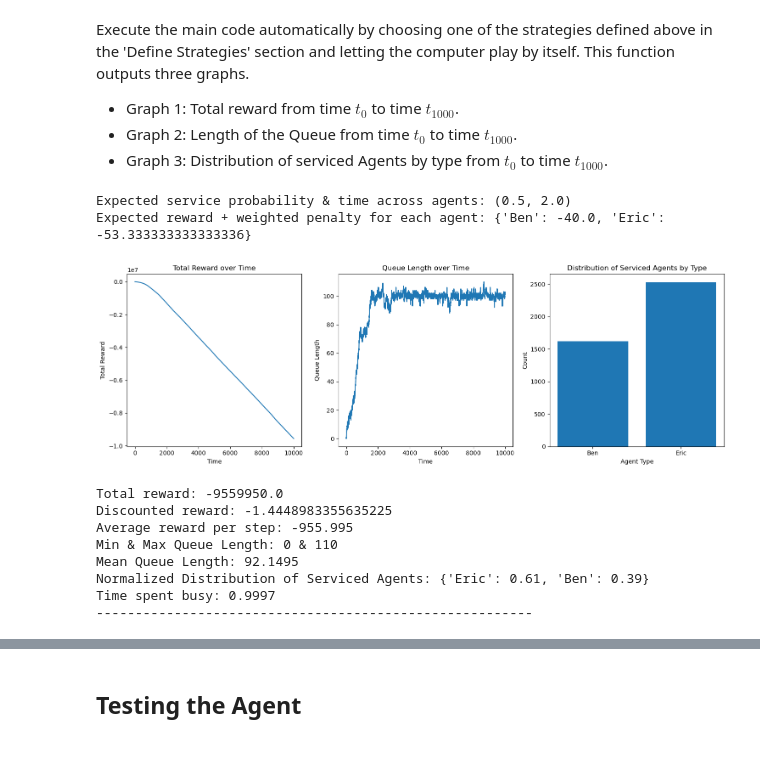
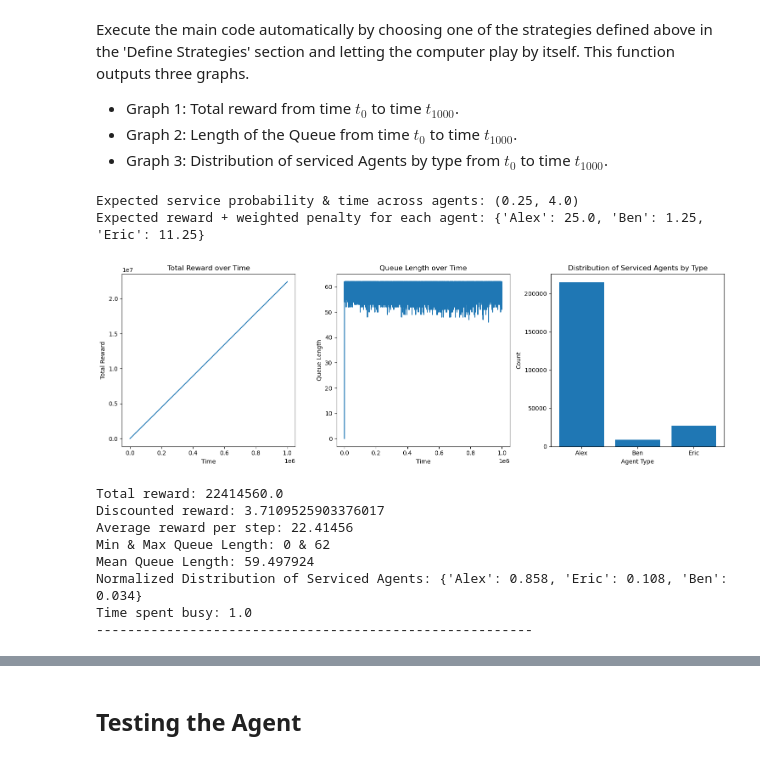
Before and after one commit to alexandre-bismuth/AgentLearning, a Jupyter notebook: QAgent.ipynb, the cells around one changed output, grey strips where cells are left out. Saved outputs shown, nothing was run; the diff lists cells and outputs as text; code cells hidden in the pictures.

```diff
--- a/QAgent.ipynb
+++ b/QAgent.ipynb
@@ -341,7 +351,7 @@ class QLearningAgent:
 # %% [markdown]
 ## Choosing base parameters
 # %%
-training_steps = 10_000
+training_steps = 1_000_000
 
 # Penalty functions
 def penalty_func_constant(time_in_queue, penalty_value):
@@ -355,16 +365,16 @@ agents = {
     ### Agent name : [service_probability, reward, penalty, distrib_weight]
     # service_probability: float in [0,1]
     # reward, penalty, distrib_weight: float (unconstrained)
-    # "Alex" : [0.5, 50, 0, 0, penalty_func_constant],
-    "Ben" : [0.25, 0, 10, 3, penalty_func_constant],
+    "Alex" : [0.25, 100, 0, 3, penalty_func_constant],
+    "Ben" : [0.125, 10, 0, 3, penalty_func_constant],
     # "Cameron" : [0.3, 30, 0, 0, penalty_func_constant],
     # "Dennis" : [0.4, 20, 0, 0, penalty_func_constant],
-    "Eric": [0.75, 0, 40, 3, penalty_func_constant],
+    "Eric": [0.375, 30, 0, 3, penalty_func_constant],
     # "Fabien": [0.3, 50, 0, 0, penalty_func_constant],
 }
 
 # Probabilty that a new agent joins the queue
-arrival_prob = 0.5
+arrival_prob = 1
 
 # Number of agents in the queue at t = 0
 # We either choose a random weighted queue or a specific queue
@@ -373,7 +383,7 @@ queue = create([("Ben", 1)], False) # [(name, quantity),(name, quantity),...], s
 init = start # Choose a mode here
 
 # Choose a discount factor for discounted reward computation
-discount = 0.3
+discount = 0.5
 
 # Regularization parameter and function
 alpha = 0.00
@@ -381,16 +391,14 @@ def regularization(alpha,length):
     return alpha*length
 
 # Initialize Q-Learning Agent
-truncation = 100
+truncation = 20
 learning_rate = 0.01
 epsilon = 0.2
 
 # Epsilon decaying function
 def epsilon_function(epsilon):
     return epsilon
-    # return max(epsilon - 1/training_steps, 0.05)
-
-q_agent = QLearningAgent(agents, truncation, discount, learning_rate, epsilon, epsilon_function)
+    # return max(epsilon - 1/training_steps, 0.1)
 # %% [markdown]
 ## Training the Q-Learning model
 # %% [markdown]
@@ -399,21 +407,22 @@ Execute the main code automatically by choosing one of the strategies defined ab
 - Graph 2: Length of the Queue from time $t_0$ to time $t_{1000}$.
 - Graph 3: Distribution of serviced Agents by type from $t_0$ to time $t_{1000}$.
 # %%
-simulation = QueueSimulation(agents,arrival_prob,init,alpha,discount,truncation)
+QAgent = QLearningAgent(agents, truncation, discount, learning_rate, epsilon, epsilon_function)
+simulation = QueueSimulation(agents, QAgent, arrival_prob, init, alpha, discount, truncation)
 
 print(f"Expected service probability & time across agents: {service()}")
 print(f"Expected reward + weighted penalty for each agent: {average()}")
 simulation.train(steps=training_steps)
 simulation.get_results()
 # %% [output]
-Expected service probability & time across agents: (0.5, 2.0)
-Expected reward + weighted penalty for each agent: {'Ben': -40.0, 'Eric': -53.333333333333336}
+Expected service probability & time across agents: (0.25, 4.0)
+Expected reward + weighted penalty for each agent: {'Alex': 25.0, 'Ben': 1.25, 'Eric': 11.25}
-[figure, old version]
+[figure, new version]
-Total reward: -9559950.0
-Discounted reward: -1.4448983355635225
-Average reward per step: -955.995
-Min & Max Queue Length: 0 & 110
-Mean Queue Length: 92.1495
-Normalized Distribution of Serviced Agents: {'Eric': 0.61, 'Ben': 0.39}
-Time spent busy: 0.9997
+Total reward: 22414560.0
+Discounted reward: 3.7109525903376017
+Average reward per step: 22.41456
+Min & Max Queue Length: 0 & 62
+Mean Queue Length: 59.497924
+Normalized Distribution of Serviced Agents: {'Alex': 0.858, 'Eric': 0.108, 'Ben': 0.034}
+Time spent busy: 1.0
 --------------------------------------------------------
```
Also changed, not shown: parts of 15 cells of this notebook.
